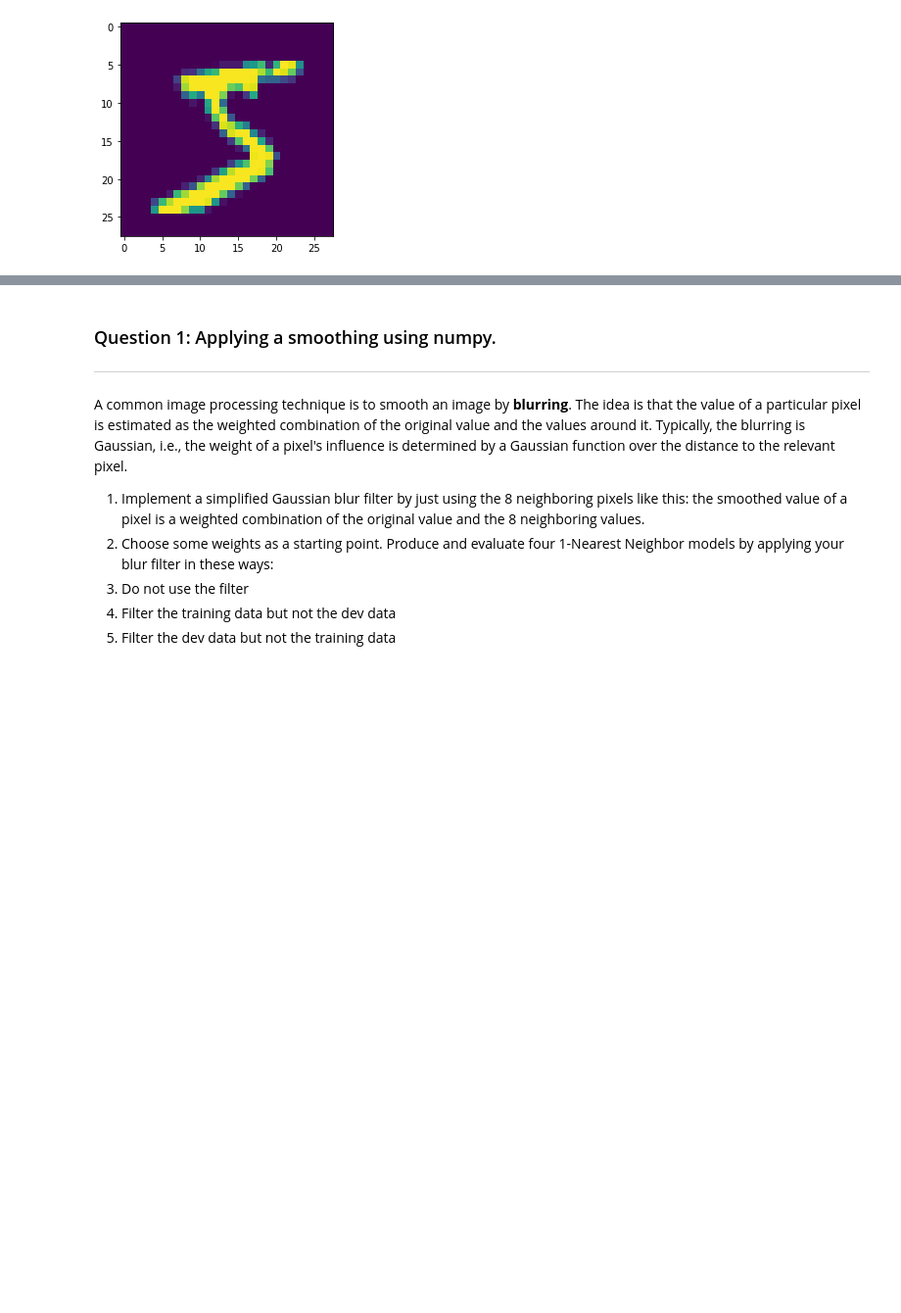
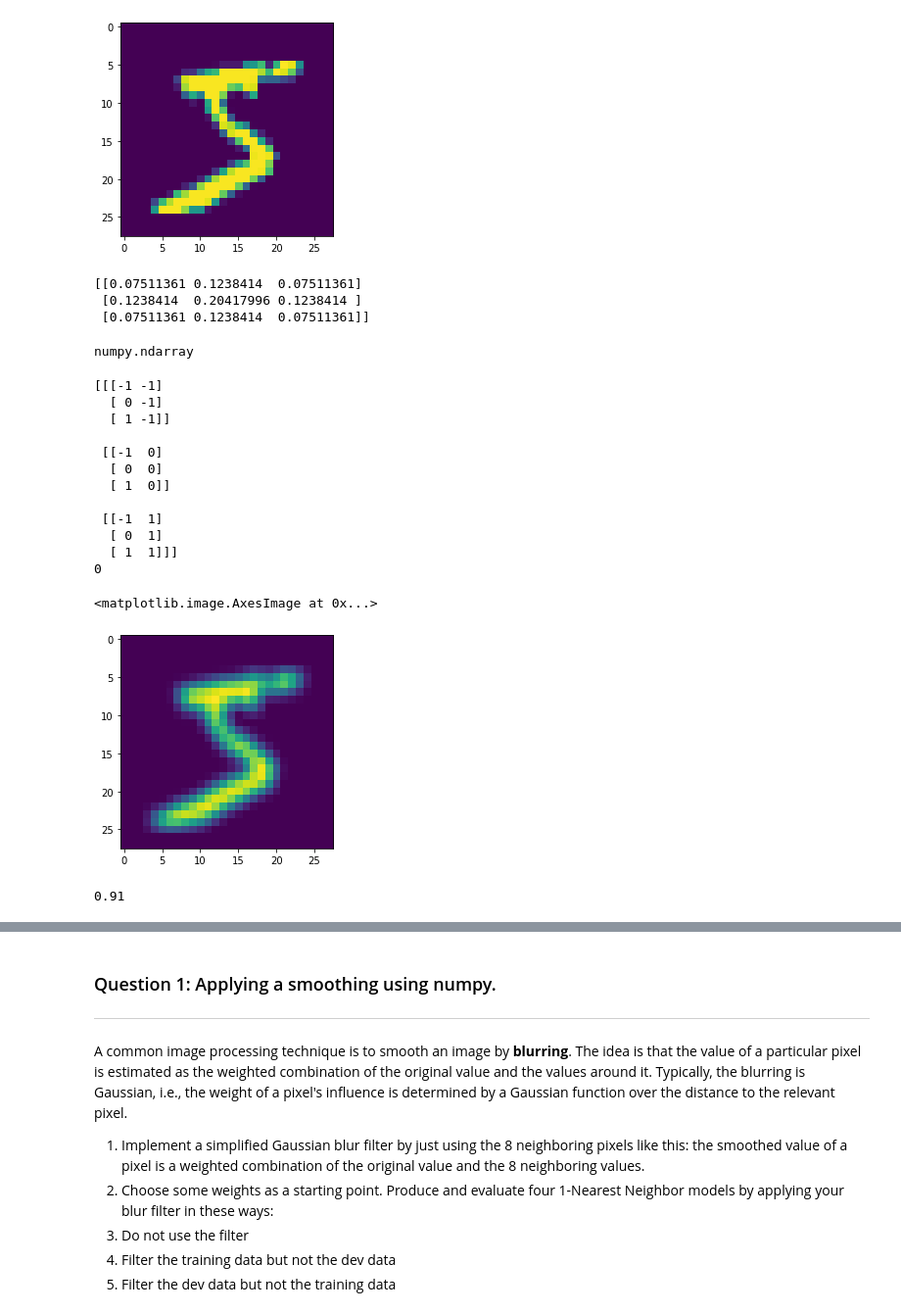
Before and after one commit to marciayyl/w207, a Jupyter notebook: Marcia(Yiying)_Liu_project2.ipynb, the cells around one changed output, grey strips where cells are left out. Shown at 98% size. Saved outputs shown, nothing was run; the diff lists cells and outputs as text; code cells hidden in the pictures; blank space fills up the shorter version.

```diff
--- a/Marcia(Yiying)_Liu_project2.ipynb
+++ b/Marcia(Yiying)_Liu_project2.ipynb
@@ -205,3 +173,79 @@ plt.imshow(a_reshape)
 old shape : (784,)
 <matplotlib.image.AxesImage at 0x...>
 [figure]
+# %%
+def gaussian_kernel(size=3, sigma=1):
+  kernel = np.zeros(shape=(size, size), dtype=np.float)
+  radius = size//2
+  for y in range(-radius, radius + 1):  # [-r, r]
+      for x in range(-radius, radius + 1):
+          # 二维高斯函数
+          v = 1.0 / (2 * np.pi * sigma ** 2) * np.exp(-1.0 / (2 * sigma ** 2) * (x ** 2 + y ** 2))
+          kernel[y + radius, x + radius] = v  # 高斯函数的x和y值 vs 高斯核的下标值
+  kernel2 = kernel / np.sum(kernel)
+  return kernel2
+
+weighted = gaussian_kernel()
+print(weighted)
+
+type(weighted)
+# %% [output]
+[[0.07511361 0.1238414  0.07511361]
+ [0.1238414  0.20417996 0.1238414 ]
+ [0.07511361 0.1238414  0.07511361]]
+numpy.ndarray
+# %%
+a_reshape = np.reshape(X[0], (dim, dim))
+# print(a_reshape)
+type(a_reshape)
+
+dir = np.array([[[-1,-1], [0,-1], [1,-1]], [[-1,0], [0,0], [1,0]], [[-1,1], [0,1], [1,1]]])
+print(dir)
+print(dir[0][1][0])
+
+def new_pixel(x, y):
+  sum = 0
+  if x == 0 or y == 0 or x == 27 or y ==27:
+    return 0
+
+  for i in range(3):
+    for j in range(3):
+      cur = weighted[i][j] * a_reshape[x+dir[i][j][0]][y+dir[i][j][1]]
+      sum += cur
+  if sum < 0:
+    sum = 0
+  elif sum > 1:
+    sum = 1
+  return sum
+
+def new_img():
+  d = np.zeros((28,28))
+  for i in range(28):
+    for j in range(28):
+        d[i][j] = new_pixel(i, j)
+  return d
+
+# print(new_img())
+plt.imshow(new_img())
+# %% [output]
+[[[-1 -1]
+  [ 0 -1]
+  [ 1 -1]]
+
+ [[-1  0]
+  [ 0  0]
+  [ 1  0]]
+
+ [[-1  1]
+  [ 0  1]
+  [ 1  1]]]
+0
+<matplotlib.image.AxesImage at 0x...>
+[figure, added]
+# %%
+knn = KNeighborsClassifier(n_neighbors=5)
+knn.fit(dev_data,dev_labels)
+prediction = knn.predict(dev_data)
+knn.score(dev_data, dev_labels)
+# %% [output]
+0.91
```
Also changed, not shown: parts of 6 cells of this notebook.
